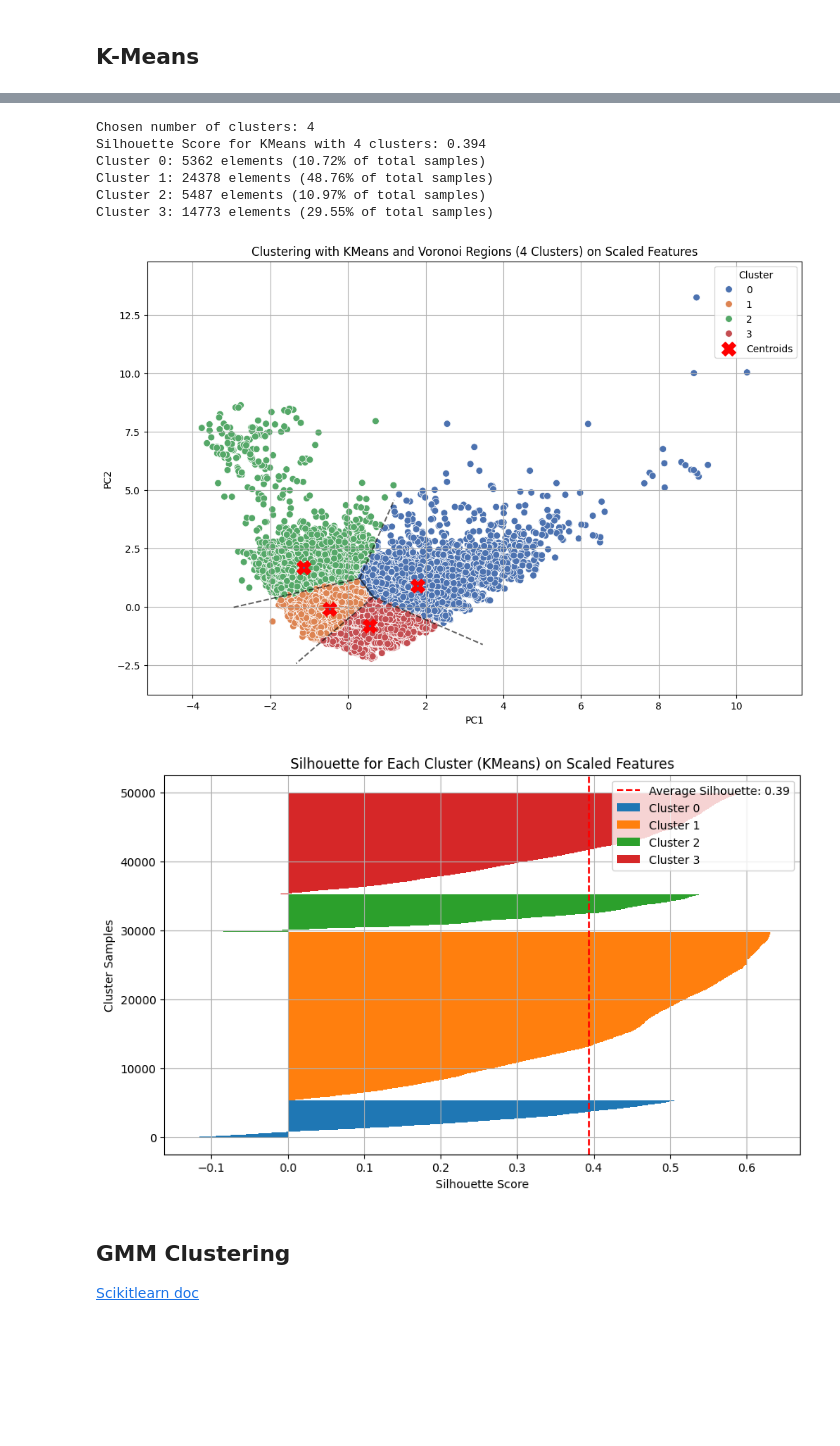
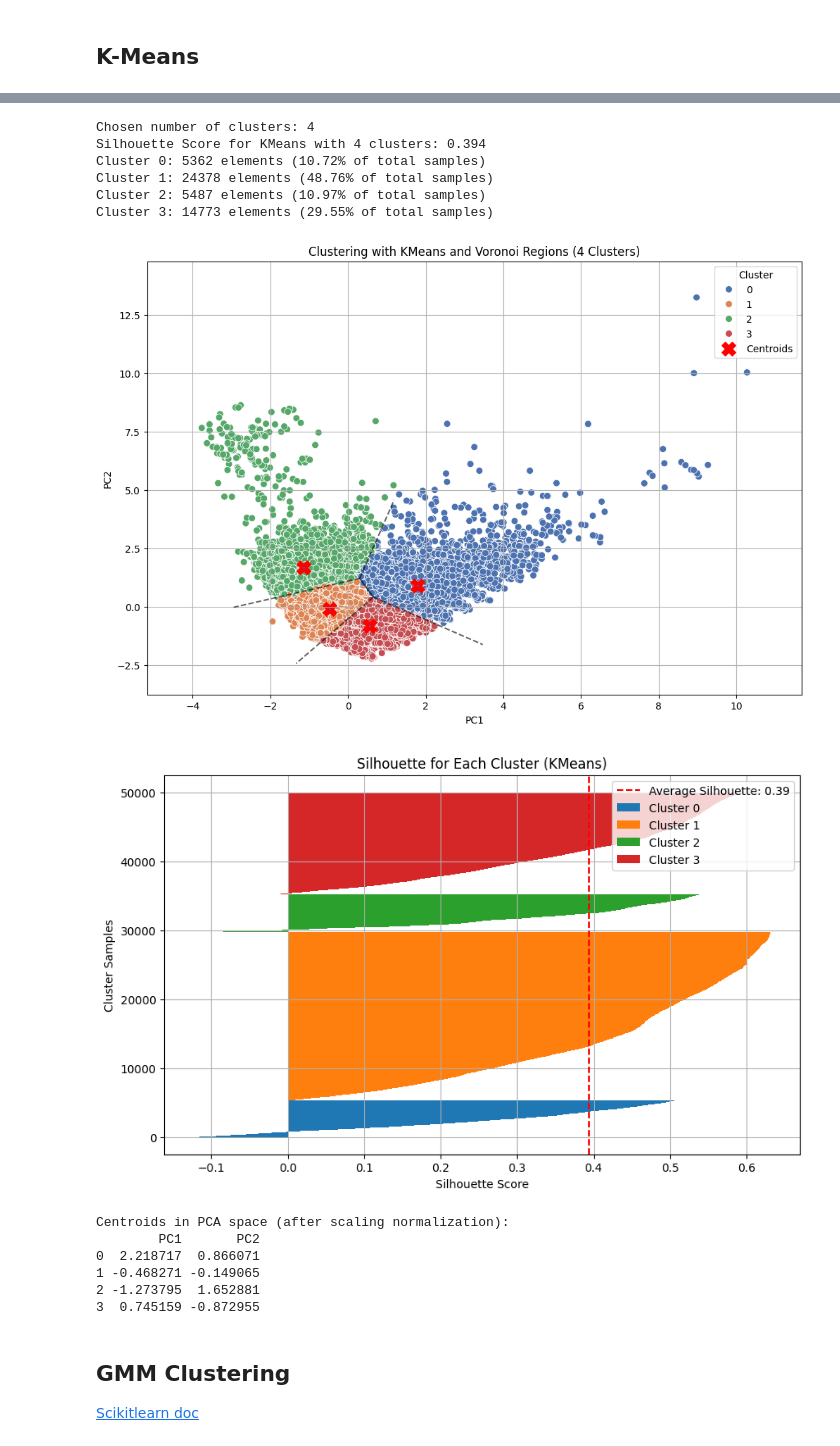
Before and after one commit to fedeStaffo/UK-Traffic-Accidents-Classification-Clustering-TimeSeries, a Jupyter notebook: clustering/clustering_uk_roads_accidents.ipynb, the cells around one changed output, grey strips where cells are left out. Drawn from its saved outputs; the diff is of its cells as text; code cells hidden in the pictures; blank space fills up the shorter version.

Commit message:
Update plots

```diff
--- a/clustering/clustering_uk_roads_accidents.ipynb
+++ b/clustering/clustering_uk_roads_accidents.ipynb
@@ -658,7 +660,7 @@ plt.xlim(x_min - 0.1 * abs(x_max - x_min), x_max + 0.1 * abs(x_max - x_min))
 plt.ylim(y_min - 0.1 * abs(y_max - y_min), y_max + 0.1 * abs(y_max - y_min))
 
 # Aesthetic changes
-plt.title(f'Clustering with KMeans and Voronoi Regions ({n_clusters} Clusters) on Scaled Features')
+plt.title(f'Clustering with KMeans and Voronoi Regions ({n_clusters} Clusters)')
 plt.xlabel('PC1')
 plt.ylabel('PC2')
 plt.legend(title='Cluster')
@@ -669,36 +671,47 @@ plt.show()
 plt.figure(figsize=(10, 6))
 
 y_lower, y_upper = 0, 0
 for i in range(n_clusters):
     # Get the silhouette values for the cluster
     cluster_silhouette_values = silhouette_values[kmeans_labels == i]
     cluster_silhouette_values.sort()
 
     # Update spaces between clusters
     y_upper += len(cluster_silhouette_values)
     plt.barh(range(y_lower, y_upper), cluster_silhouette_values, height=1.0, edgecolor='none', label=f"Cluster {i}")
     y_lower += len(cluster_silhouette_values)
 
 # Dashed vertical line for the average silhouette value
 plt.axvline(x=silhouette_kmeans, color="red", linestyle="--", label=f"Average Silhouette: {silhouette_kmeans:.2f}")
 
 # Aesthetic changes
-plt.title(f"Silhouette for Each Cluster (KMeans) on Scaled Features")
+plt.title(f"Silhouette for Each Cluster (KMeans)")
 plt.xlabel("Silhouette Score")
 plt.ylabel("Cluster Samples")
 plt.legend(loc="upper right")
 plt.grid(True)
 plt.show()
+
+# Transform centroids back to the PCA space (after scaling normalization)
+centroids_pca_space = scaler.inverse_transform(centroids)
+print("\nCentroids in PCA space (after scaling normalization):")
+print(pd.DataFrame(centroids_pca_space, columns=[f'PC{i+1}' for i in range(centroids.shape[1])]))
 # %% [output]
 [figure]
 Chosen number of clusters: 4
 Silhouette Score for KMeans with 4 clusters: 0.394
 Cluster 0: 5362 elements (10.72% of total samples)
 Cluster 1: 24378 elements (48.76% of total samples)
 Cluster 2: 5487 elements (10.97% of total samples)
 Cluster 3: 14773 elements (29.55% of total samples)
-[figure, old version]
+[figure, new version]
-[figure, old version]
+[figure, new version]
+Centroids in PCA space (after scaling normalization):
+        PC1       PC2
+0  2.218717  0.866071
+1 -0.468271 -0.149065
+2 -1.273795  1.652881
+3  0.745159 -0.872955
 # %% [markdown]
 ## GMM Clustering
 [Scikitlearn doc](https://scikit-learn.org/1.5/modules/mixture.html)
```
Also changed, not shown: parts of 2 cells of this notebook.
